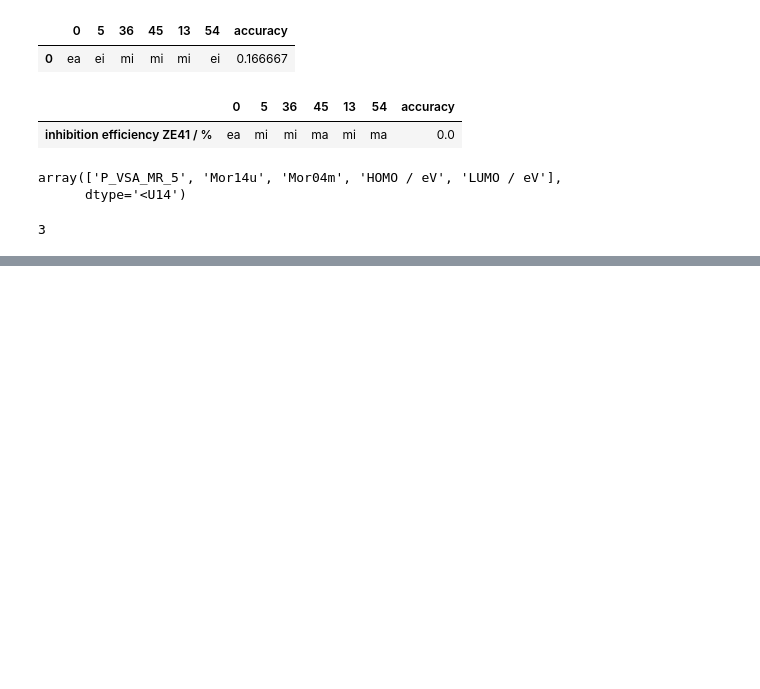
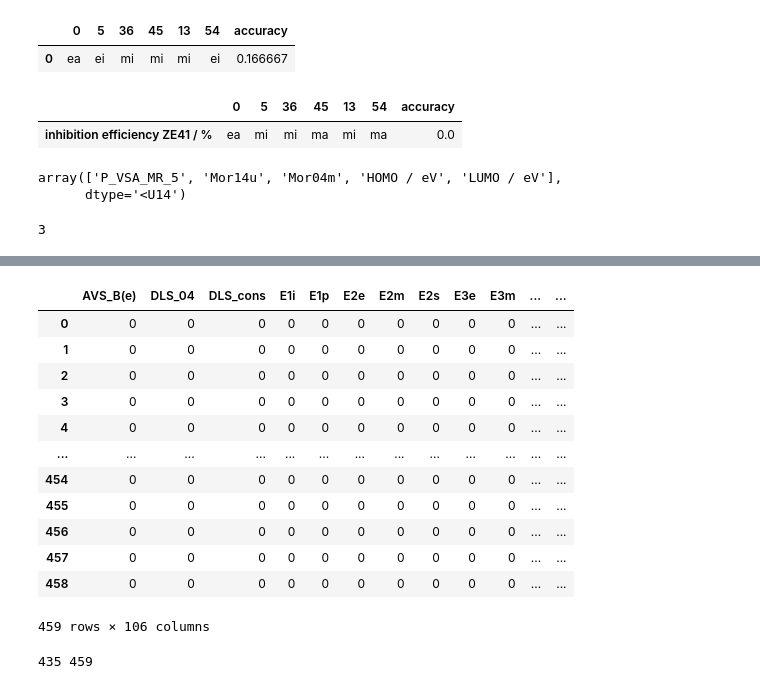
Before and after one commit to ElisabethJS/mg_corrosion, a Jupyter notebook: Code/Automated run analysis cls.ipynb, the cells around one changed output, grey strips where cells are left out. Cells and saved outputs as stored; diff of their text form; code cells hidden in the pictures; blank space fills up the shorter version.

```diff
--- a/Code/Automated run analysis cls.ipynb
+++ b/Code/Automated run analysis cls.ipynb
@@ -61,0 +72,3 @@ np.max(counts)
+# %%
+for idx in np.where(counts > 1)[0]:
+    print(counts[idx], vals[idx])
@@ -61,0 +81,16 @@ np.max(counts)
+# %%
+for rand in rs:
+    rfe_path = path + 'rfe_cls_res_seed{}_feat{}_runs{}.pkl'.format(rand, n_features_to_select, n_runs)
+    with open(rfe_path, 'rb') as f:
+        rfe_dict = pickle.load(f) #counts, vals
+    counts = rfe_dict['counts']
+    vals = rfe_dict['vals']
+    if rand != random_state:
+        df_path = path + 'predictions_seed{}_feat{}_runs{}.csv'.format(rand, n_features_to_select, n_runs)
+        with open(df_path, 'rb') as f:
+            df_n = pd.read_csv(df_path, header=0, sep=';', decimal=',', index_col=0, skiprows=1)
+            df_n.columns = results.columns
+            results = results.append(df_n, ignore_index=True)
+    for idx in np.where(counts > 0)[0]:
+        result.append([rand, counts[idx], vals[idx]])
+        indiv.append('.'.join(sorted(vals[idx])))
@@ -61,0 +109,2 @@ np.max(counts)
+# %%
+result_df = pd.DataFrame(result, columns=['Seed', 'Count', 'Features'])
@@ -61,0 +127,3 @@ np.max(counts)
+# %%
+s = result_df['Features'].str.join('|').str.get_dummies()
+s.sum(axis=0).sort_values()[-10:]
@@ -61,0 +142,16 @@ np.max(counts)
+# %%
+s
+# %% [output]
+|  | AVS_B(e) | DLS_04 | DLS_cons | E1i | E1p | E2e | E2m | E2s | E3e | E3m | ... | ... |
+| 0 | 0 | 0 | 0 | 0 | 0 | 0 | 0 | 0 | 0 | 0 | ... | ... |
+| 1 | 0 | 0 | 0 | 0 | 0 | 0 | 0 | 0 | 0 | 0 | ... | ... |
+| 2 | 0 | 0 | 0 | 0 | 0 | 0 | 0 | 0 | 0 | 0 | ... | ... |
+| 3 | 0 | 0 | 0 | 0 | 0 | 0 | 0 | 0 | 0 | 0 | ... | ... |
+| 4 | 0 | 0 | 0 | 0 | 0 | 0 | 0 | 0 | 0 | 0 | ... | ... |
+| ... | ... | ... | ... | ... | ... | ... | ... | ... | ... | ... | ... | ... |
+| 454 | 0 | 0 | 0 | 0 | 0 | 0 | 0 | 0 | 0 | 0 | ... | ... |
+| 455 | 0 | 0 | 0 | 0 | 0 | 0 | 0 | 0 | 0 | 0 | ... | ... |
+| 456 | 0 | 0 | 0 | 0 | 0 | 0 | 0 | 0 | 0 | 0 | ... | ... |
+| 457 | 0 | 0 | 0 | 0 | 0 | 0 | 0 | 0 | 0 | 0 | ... | ... |
+| 458 | 0 | 0 | 0 | 0 | 0 | 0 | 0 | 0 | 0 | 0 | ... | ... |
+459 rows × 106 columns
@@ -61,0 +160,4 @@ np.max(counts)
+# %%
+print(len(list(set(indiv))),len(indiv) )
+# %% [output]
+435 459
```
Also changed, not shown: parts of 10 cells of this notebook, 4 other files.
